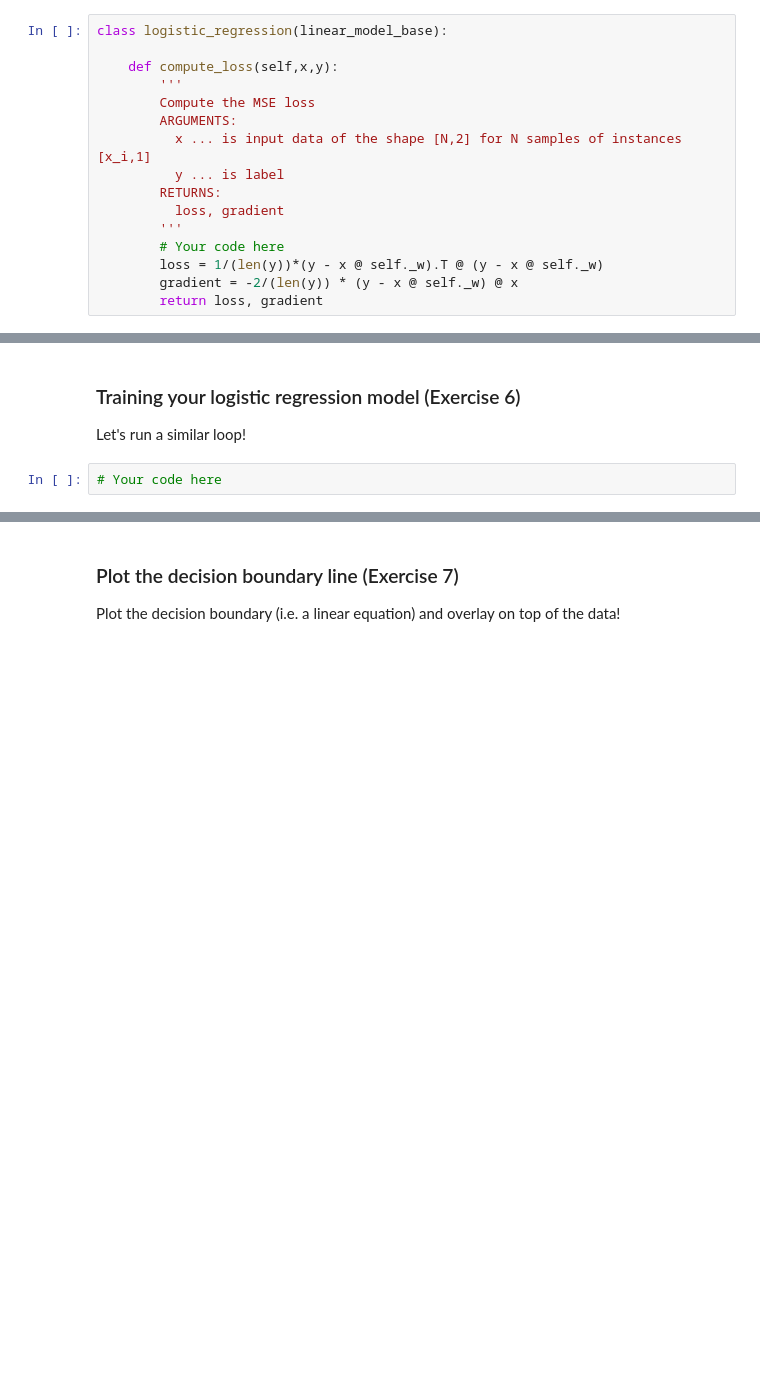
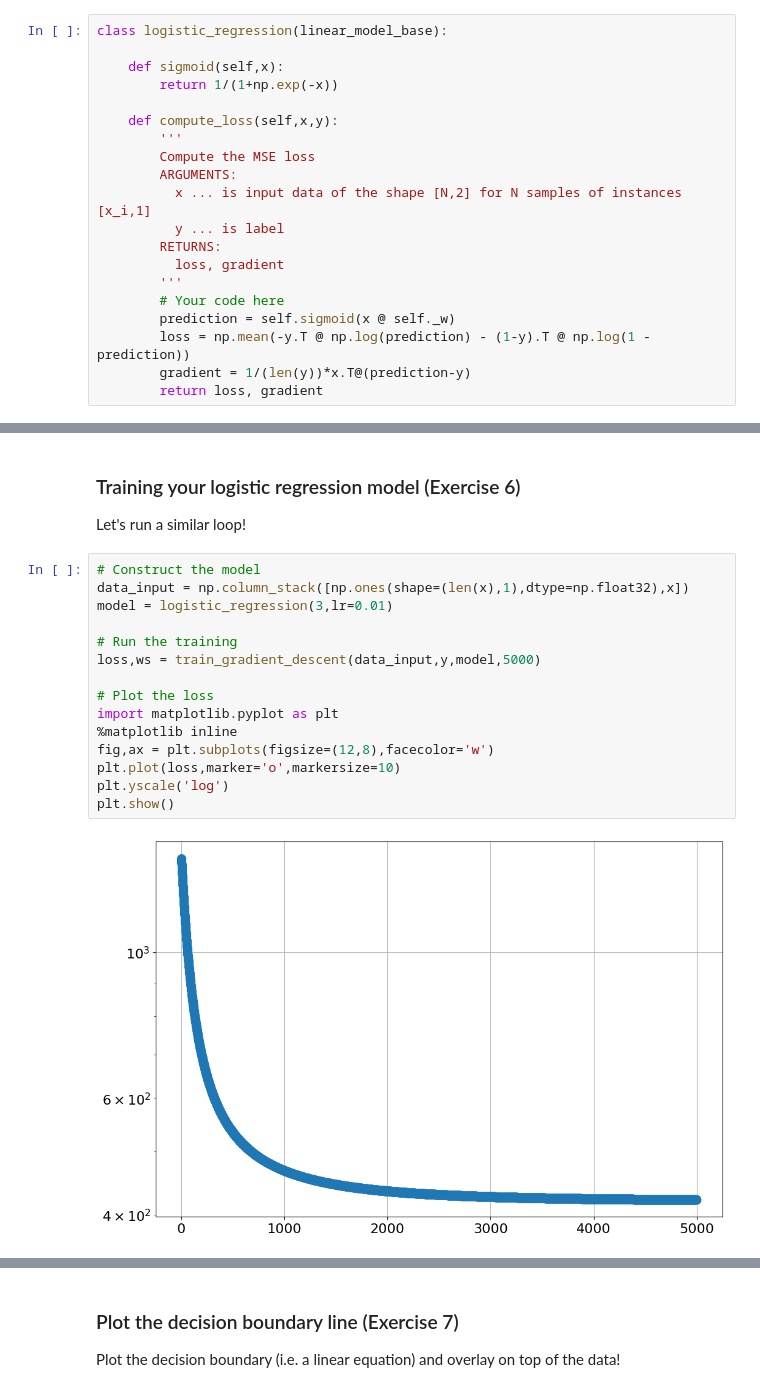
Before and after one commit to rsriya/TRISEP_Tutorial, a Jupyter notebook: Exercises/1.2.Intro-LinearModels-SGD.ipynb, the cells around one changed output, grey strips where cells are left out. Drawn from its saved outputs; the diff is of its cells as text; blank space fills up the shorter version.

```diff
--- a/Exercises/1.2.Intro-LinearModels-SGD.ipynb
+++ b/Exercises/1.2.Intro-LinearModels-SGD.ipynb
@@ -438,6 +438,9 @@ $$
 $$
 # %%
 class logistic_regression(linear_model_base):
+
+    def sigmoid(self,x):
+        return 1/(1+np.exp(-x))
 
     def compute_loss(self,x,y):
         '''
@@ -449,6 +452,7 @@ class logistic_regression(linear_model_base):
           loss, gradient
         '''
         # Your code here
-        loss = 1/(len(y))*(y - x @ self._w).T @ (y - x @ self._w)
-        gradient = -2/(len(y)) * (y - x @ self._w) @ x
+        prediction = self.sigmoid(x @ self._w)
+        loss = np.mean(-y.T @ np.log(prediction) - (1-y).T @ np.log(1 - prediction))
+        gradient = 1/(len(y))*x.T@(prediction-y)
         return loss, gradient
@@ -455,5 +469,20 @@ class logistic_regression(linear_model_base):
 # %% [markdown]
 ### Training your logistic regression model (Exercise 6)
 Let's run a similar loop!
-# %%
-# Your code here
+# %%
+# Construct the model
+data_input = np.column_stack([np.ones(shape=(len(x),1),dtype=np.float32),x])
+model = logistic_regression(3,lr=0.01)
+
+# Run the training
+loss,ws = train_gradient_descent(data_input,y,model,5000)
+
+# Plot the loss
+import matplotlib.pyplot as plt
+%matplotlib inline
+fig,ax = plt.subplots(figsize=(12,8),facecolor='w')
+plt.plot(loss,marker='o',markersize=10)
+plt.yscale('log')
+plt.show()
+# %% [output]
+[figure, added]
```
Also changed, not shown: parts of 8 cells of this notebook.
